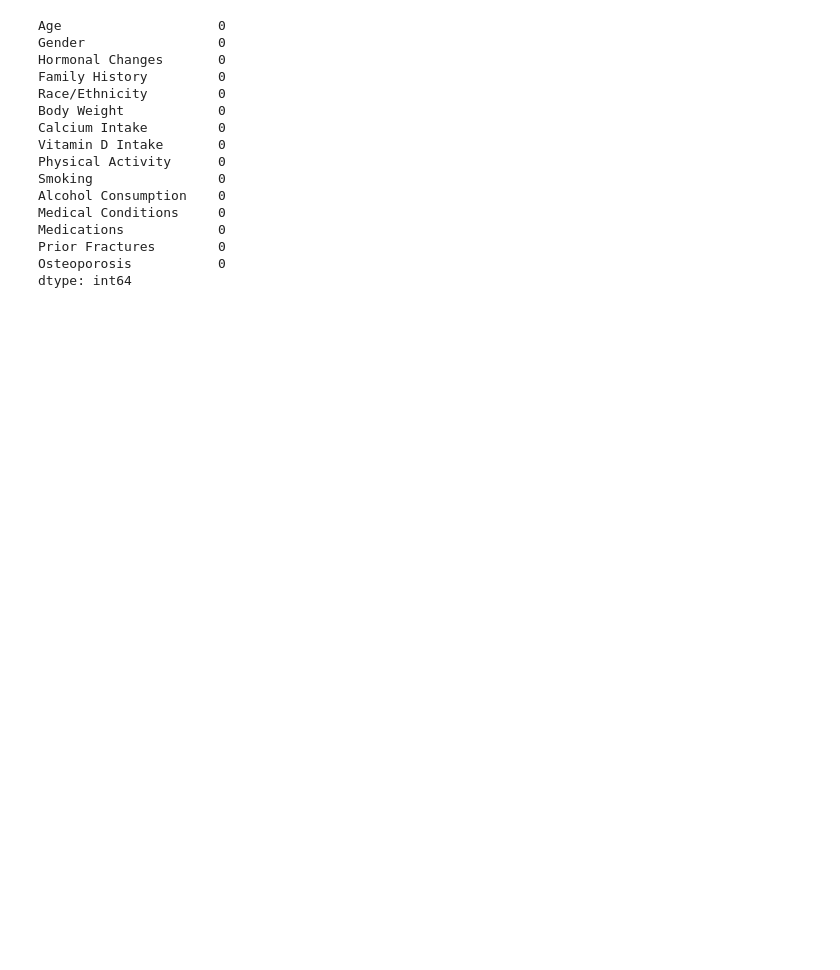
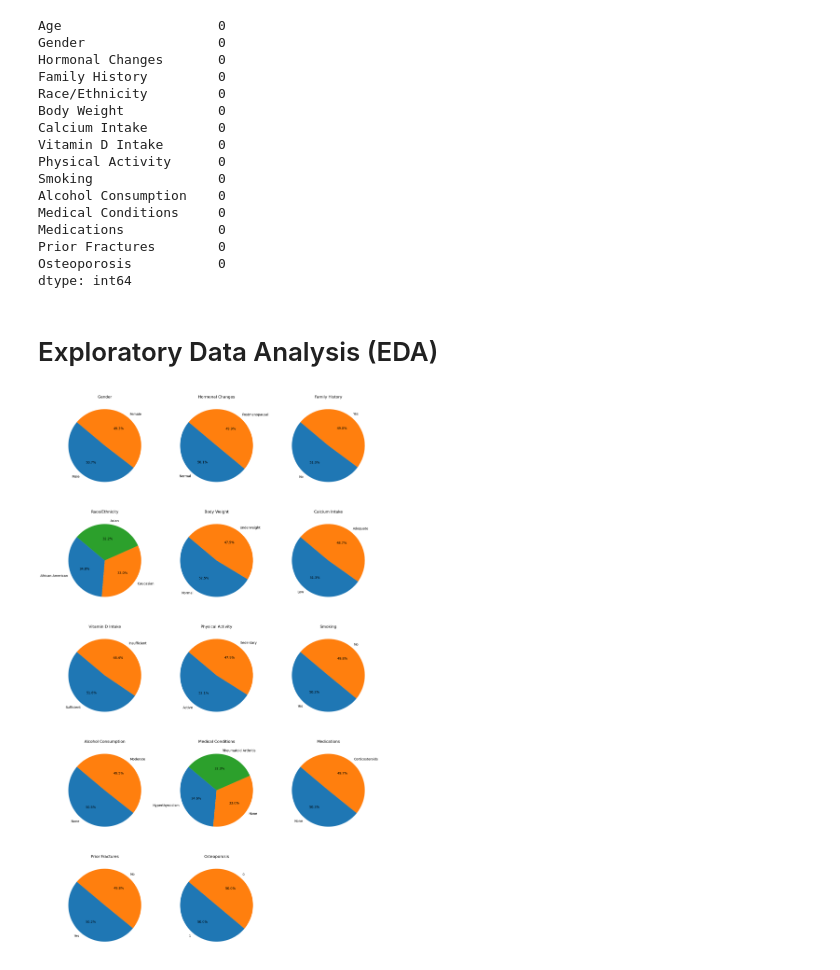
Before and after one commit to NavyaSai-V/Predicting-Osteoporosis-Risk, a Jupyter notebook: Osteoporrosis.ipynb, the cells around one changed output. Saved outputs shown, nothing was run; the diff lists cells and outputs as text; code cells hidden in the pictures; blank space fills up the shorter version.

```diff
--- a/Osteoporrosis.ipynb
+++ b/Osteoporrosis.ipynb
@@ -153,3 +155,37 @@ Medications            0
 Prior Fractures        0
 Osteoporosis           0
 dtype: int64
+# %% [markdown]
+# Exploratory Data Analysis (EDA)
+# %%
+def value_count(data, column):
+    counts = data[column].value_counts()
+    return counts
+
+# Define the number of columns in each row
+num_columns_per_row = 3
+
+# Calculate the number of rows needed
+num_rows = -(-len(data.columns[1:]) // num_columns_per_row)  # Ceiling division
+
+# Create subplots
+fig, axes = plt.subplots(num_rows, num_columns_per_row, figsize=(15, 5*num_rows))
+
+# Flatten the axes array to make iteration easier
+axes = axes.flatten()
+
+# Iterate over each column
+for i, column in enumerate(data.columns[1:]):
+    counts = value_count(data, column)
+    axes[i].pie(counts, labels=counts.index, autopct='%1.1f%%', startangle=140)
+    axes[i].set_title(column)
+
+# Remove empty subplot if present
+if len(data.columns[1:]) % num_columns_per_row != 0:
+    fig.delaxes(axes[-1])
+
+# Adjust layout
+plt.tight_layout()
+plt.show()
+# %% [output]
+[figure, added]
```
Also changed, not shown: parts of 5 cells of this notebook.
